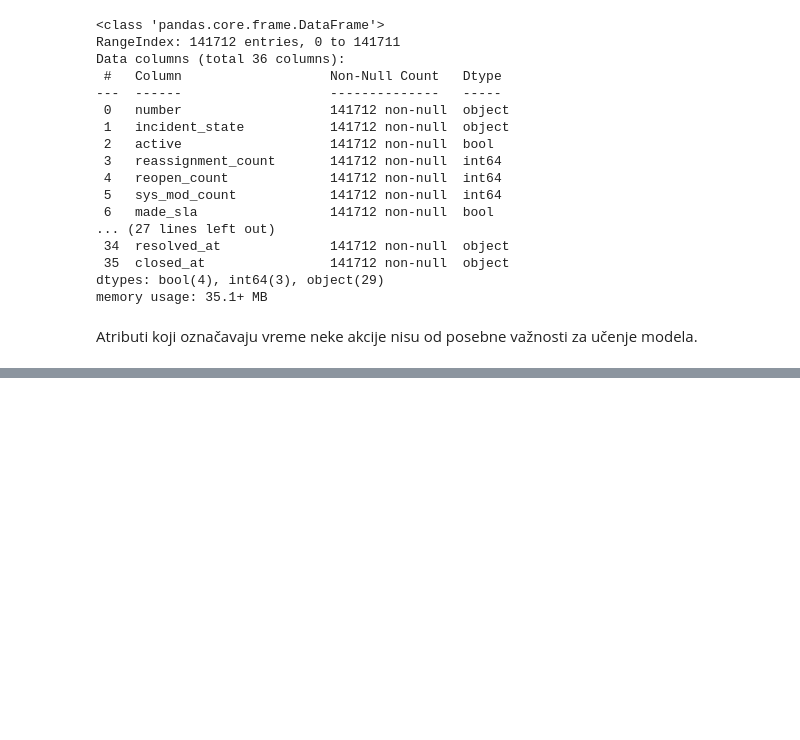
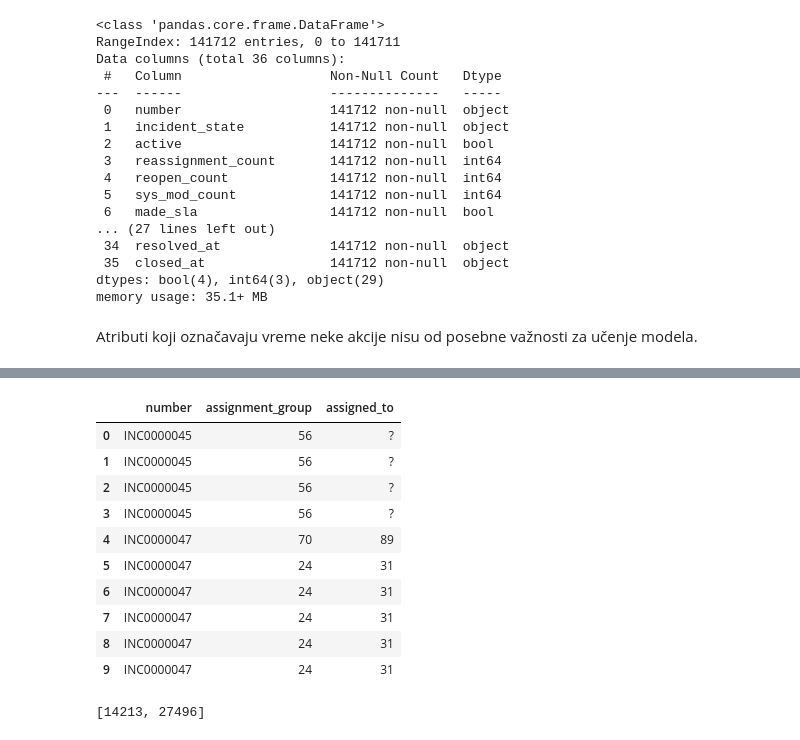
Before and after one commit to kunict11/GCN-Ticket-Reassignment-Prediction, a Jupyter notebook: 01_ExplorationPreprocessing.ipynb, the cells around one changed output, grey strips where cells are left out. Cells and saved outputs as stored; diff of their text form; code cells hidden in the pictures; blank space fills up the shorter version.

```diff
--- a/01_ExplorationPreprocessing.ipynb
+++ b/01_ExplorationPreprocessing.ipynb
@@ -48,0 +101,21 @@ df.drop(columns=timestamp_features, inplace=True)
+# %%
+for col in support_org_cols[1:]:
+    df_support_org[col] = df_support_org[col].apply(formatters.exctractIds)
+# %%
+df_support_org.head(10)
+# %% [output]
+|  | number | assignment_group | assigned_to |
+| 0 | INC0000045 | 56 | ? |
+| 1 | INC0000045 | 56 | ? |
+| 2 | INC0000045 | 56 | ? |
+| 3 | INC0000045 | 56 | ? |
+| 4 | INC0000047 | 70 | 89 |
+| 5 | INC0000047 | 24 | 31 |
+| 6 | INC0000047 | 24 | 31 |
+| 7 | INC0000047 | 24 | 31 |
+| 8 | INC0000047 | 24 | 31 |
+| 9 | INC0000047 | 24 | 31 |
+# %%
+[count_missing(df_support_org, 'assignment_group'), count_missing(df_support_org, 'assigned_to')]
+# %% [output]
+[14213, 27496]
```
Also changed, not shown: parts of 56 cells of this notebook, 4 other files.
